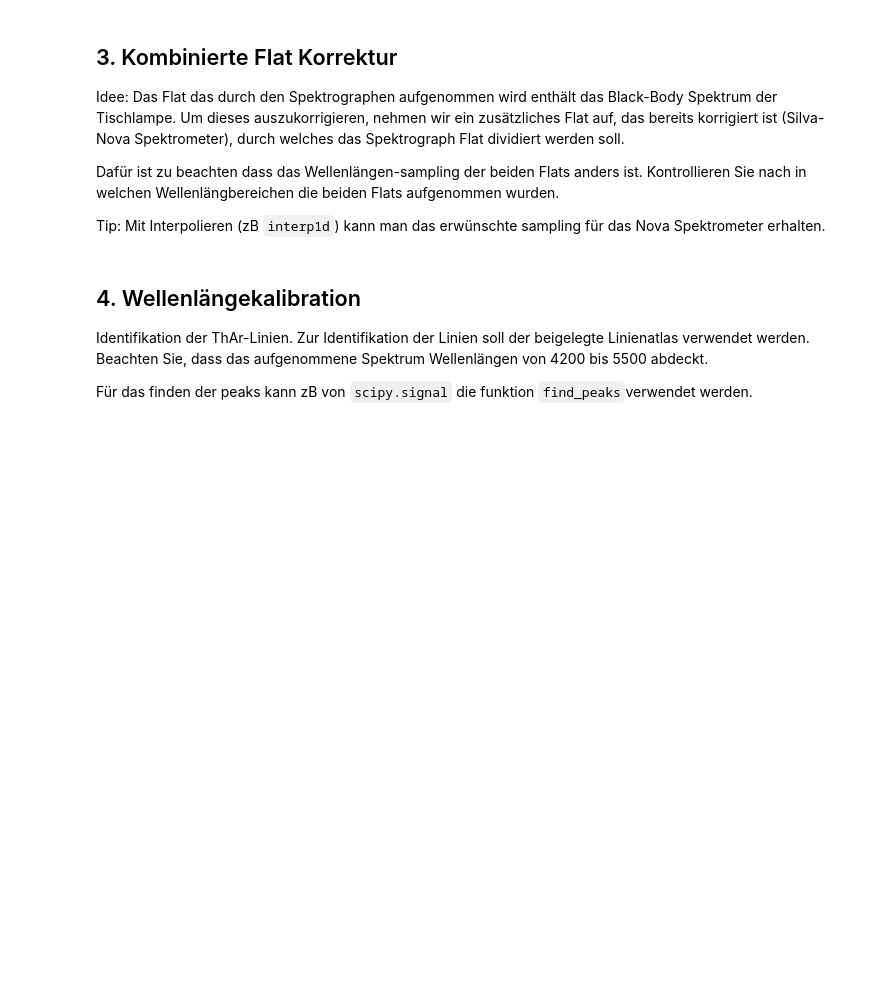
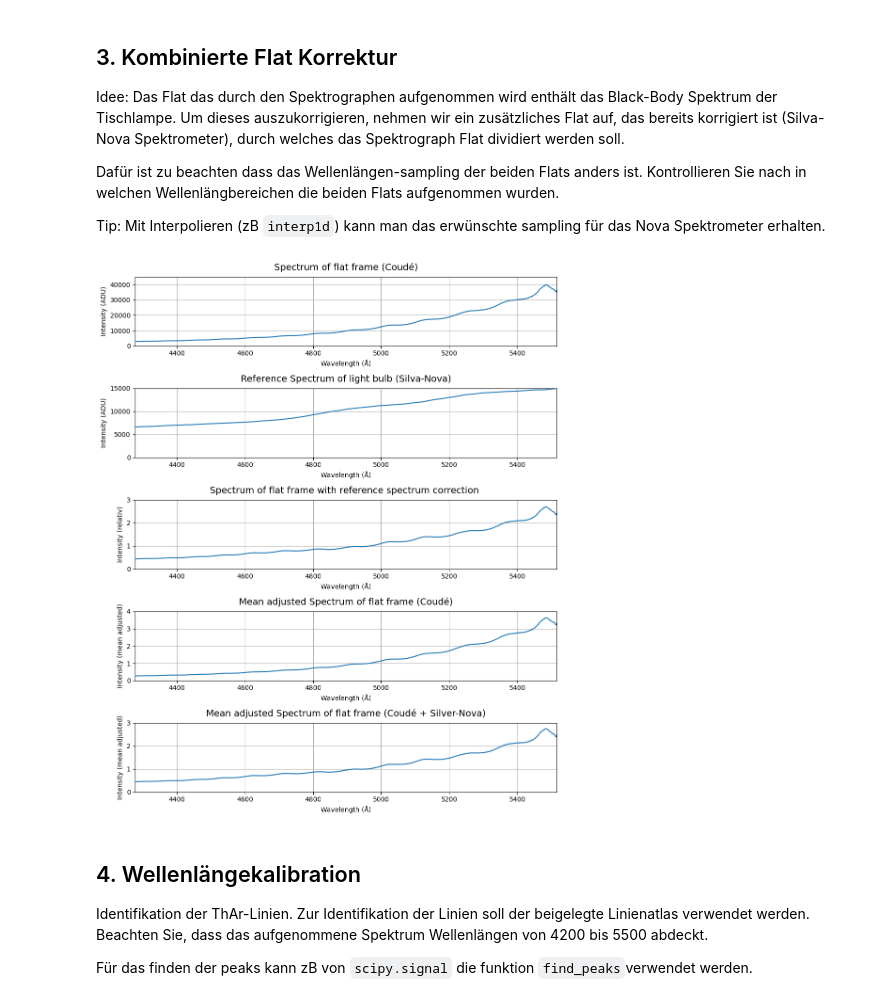
Before and after one commit to B0whunt3r21/AstroPrak, a Jupyter notebook: SolarSpectrum/Auswertungshilfe.ipynb, the cells around one changed output. Drawn from its saved outputs; the diff is of its cells as text; code cells hidden in the pictures; blank space fills up the shorter version.

```diff
--- a/SolarSpectrum/Auswertungshilfe.ipynb
+++ b/SolarSpectrum/Auswertungshilfe.ipynb
@@ -183,6 +201,76 @@ Idee: Das Flat das durch den Spektrographen aufgenommen wird enthält das Black-
 Dafür ist zu beachten dass das Wellenlängen-sampling der beiden Flats anders ist. Kontrollieren Sie nach in welchen Wellenlängbereichen die beiden Flats aufgenommen wurden.
 
 Tip: Mit Interpolieren (zB `interp1d`) kann man das erwünschte sampling für das Nova Spektrometer erhalten.
+# %%
+# Define Flat spectrum within slice of Sun´s spectrum
+cutoutFlatSpect = flatFrame[620:640, :]
+flatSpect = np.nanmedian(cutoutFlatSpect, axis=0)
+flatSpect_normalized = flatSpect / np.mean(flatSpect)
+
+# Fetch reference spectrum of light bulb (Silva-Nova Spectrometer) and convert nm to Ångström
+refFlat = pd.read_csv(ROOT+PATH+"silvernova.SSM", sep='\\s+', names=['wavelength', 'flux'], skiprows=1)
+refFlat['wavelength'] = refFlat['wavelength'] * 10
+
+# Adjust to proper wavelength boundaries
+refFlat = refFlat.loc[(min(y_fit_3) <= refFlat['wavelength']) & (refFlat['wavelength'] <= max(y_fit_3)), ['wavelength', 'flux']]
+
+# Split array in wavelength and flux
+wavelength_refFlat = refFlat['wavelength'].to_numpy()
+flux_refFlat = refFlat['flux'].to_numpy()
+
+# Interpolation of light buld spectrum (Silva-Nova Spectrometer)
+refFlat_interpolated = interp1d(wavelength_refFlat, flux_refFlat, kind='linear', fill_value='extrapolate')
+flux_refFlat_interpolated = refFlat_interpolated(y_fit_3)
+
+# Calculate correction of light bulb flat frame
+flatSpect_corrected = flatSpect / flux_refFlat_interpolated
+flatSpect_corrected_normalized = flatSpect_corrected / np.mean(flatSpect_corrected)
+
+fig, ax = plt.subplots(5, 1, figsize=(10, 12))
+ax[0].plot(y_fit_3, flatSpect)
+ax[0].set_xlim(min(y_fit_3), max(y_fit_3))
+ax[0].set_ylim(0, 45000)
+ax[0].set_xlabel(r'Wavelength (Å)')
+ax[0].set_ylabel('Intensity (ADU)')
+ax[0].set_title('Spectrum of flat frame (Coudé)', fontsize=14, pad=10)
+ax[0].grid()
+
+ax[1].plot(y_fit_3, flux_refFlat_interpolated)
+ax[1].set_xlim(min(y_fit_3), max(y_fit_3))
+ax[1].set_ylim(0, 15000)
+ax[1].set_xlabel(r'Wavelength (Å)')
+ax[1].set_ylabel('Intensity (ADU)')
+ax[1].set_title('Reference Spectrum of light bulb (Silva-Nova)', fontsize=14, pad=10)
+ax[1].grid()
+
+ax[2].plot(y_fit_3, flatSpect_corrected)
+ax[2].set_xlim(min(y_fit_3), max(y_fit_3))
+ax[2].set_ylim(0, 3)
+ax[2].set_xlabel(r'Wavelength (Å)')
+ax[2].set_ylabel('Intensity (relativ)')
+ax[2].set_title('Spectrum of flat frame with reference spectrum correction ', fontsize=14, pad=10)
+ax[2].grid()
+
+ax[3].plot(y_fit_3, flatSpect_normalized)
+ax[3].set_xlim(min(y_fit_3), max(y_fit_3))
+ax[3].set_ylim(0, 4)
+ax[3].set_xlabel(r'Wavelength (Å)')
+ax[3].set_ylabel('Intensity (mean adjusted)')
+ax[3].set_title('Mean adjusted Spectrum of flat frame (Coudé)', fontsize=14, pad=10)
+ax[3].grid()
+
+ax[4].plot(y_fit_3, flatSpect_corrected_normalized)
+ax[4].set_xlim(min(y_fit_3), max(y_fit_3))
+ax[4].set_ylim(0, 3)
+ax[4].set_xlabel(r'Wavelength (Å)')
+ax[4].set_ylabel('Intensity (mean adjusted)')
+ax[4].set_title('Mean adjusted Spectrum of flat frame (Coudé + Silver-Nova)', fontsize=14, pad=10)
+ax[4].grid()
+
+plt.tight_layout()
+plt.show()
+# %% [output]
+[figure, added]
 # %% [markdown]
 ## 4. Wellenlängekalibration
 Identifikation der ThAr-Linien. Zur Identifikation der Linien soll der beigelegte Linienatlas verwendet werden. Beachten Sie, dass das aufgenommene Spektrum Wellenlängen von 4200 bis 5500 abdeckt.
```
Also changed, not shown: parts of 17 cells of this notebook.
